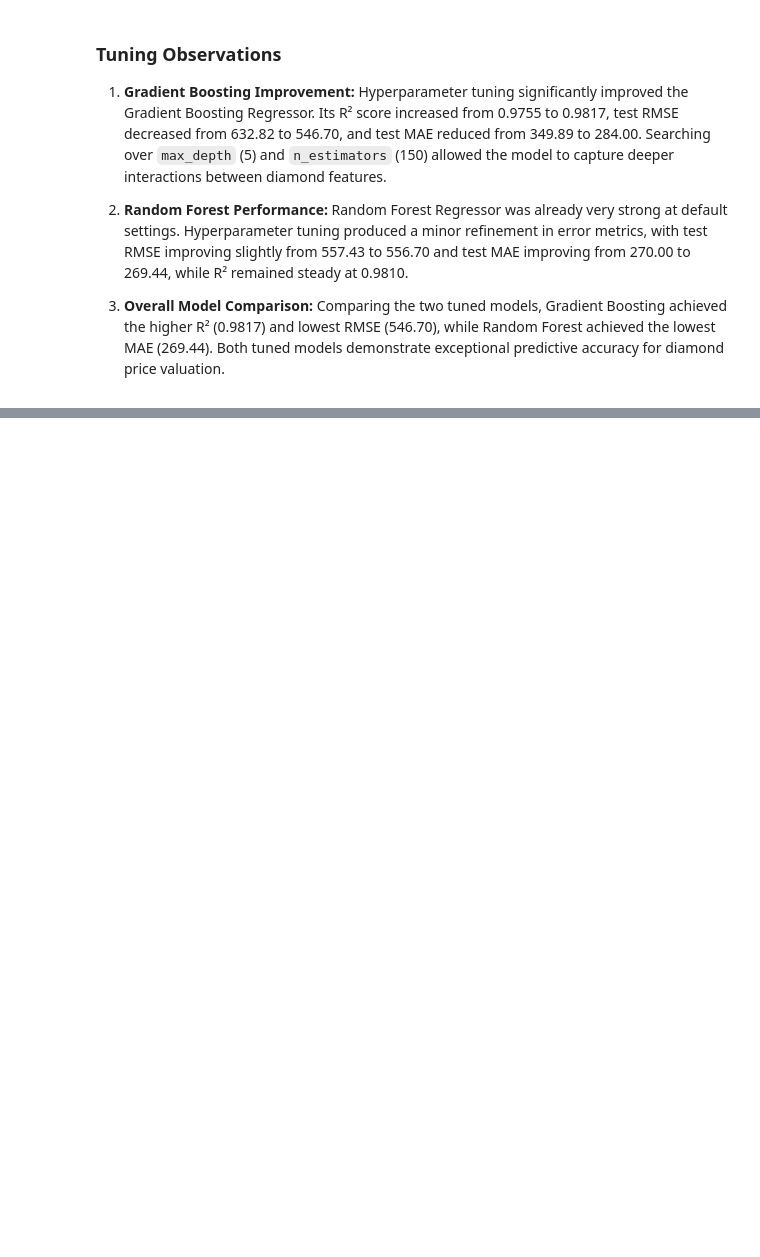
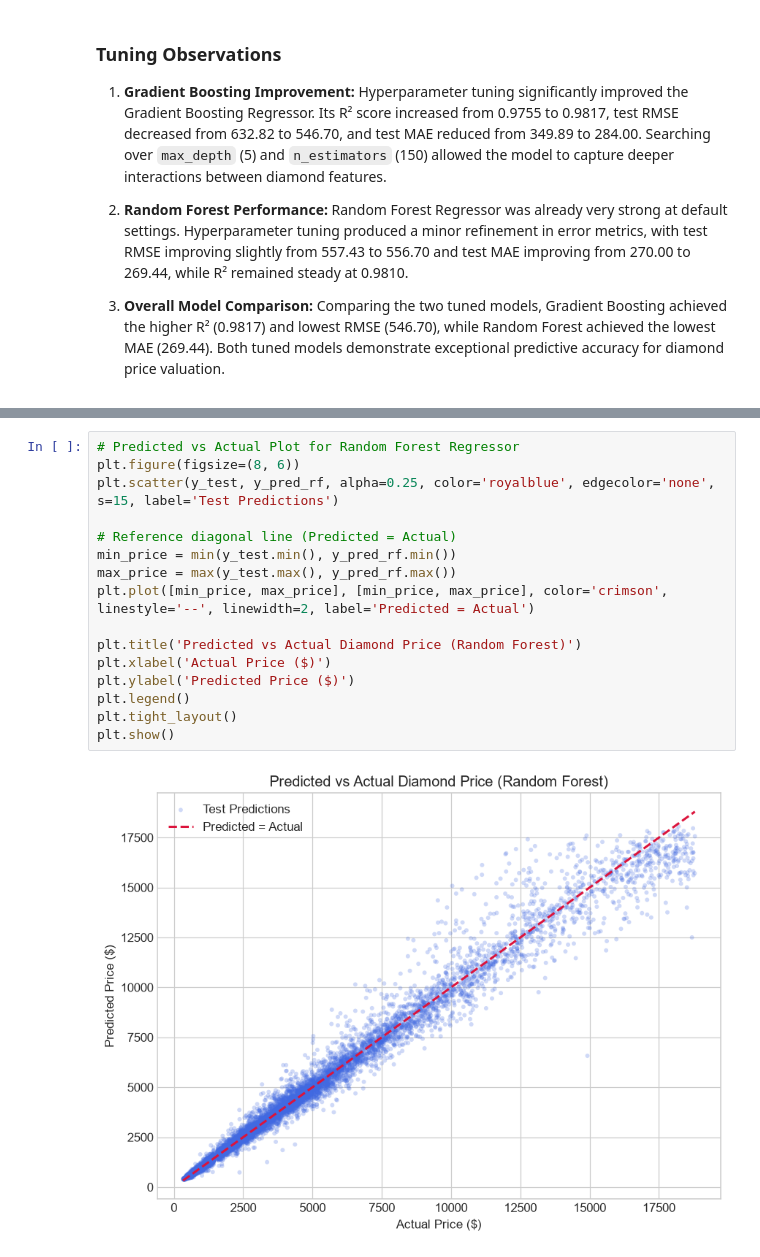
Before and after one commit to anish435/ML_capstone_project, a Jupyter notebook: notebooks/regression.ipynb, the cells around one changed output, grey strips where cells are left out. Cells and saved outputs as stored; diff of their text form; blank space fills up the shorter version.

Commit message:
Regression: Implement model visualisations

```diff
--- a/notebooks/regression.ipynb
+++ b/notebooks/regression.ipynb
@@ -1304,0 +1313,18 @@ display(tuning_comparison_df)
+# %%
+# Predicted vs Actual Plot for Random Forest Regressor
+plt.figure(figsize=(8, 6))
+plt.scatter(y_test, y_pred_rf, alpha=0.25, color='royalblue', edgecolor='none', s=15, label='Test Predictions')
+
+# Reference diagonal line (Predicted = Actual)
+min_price = min(y_test.min(), y_pred_rf.min())
+max_price = max(y_test.max(), y_pred_rf.max())
+plt.plot([min_price, max_price], [min_price, max_price], color='crimson', linestyle='--', linewidth=2, label='Predicted = Actual')
+
+plt.title('Predicted vs Actual Diamond Price (Random Forest)')
+plt.xlabel('Actual Price ($)')
+plt.ylabel('Predicted Price ($)')
+plt.legend()
+plt.tight_layout()
+plt.show()
+# %% [output]
+[figure, added]
```
Also changed, not shown: parts of 9 cells of this notebook, 1 other file.
